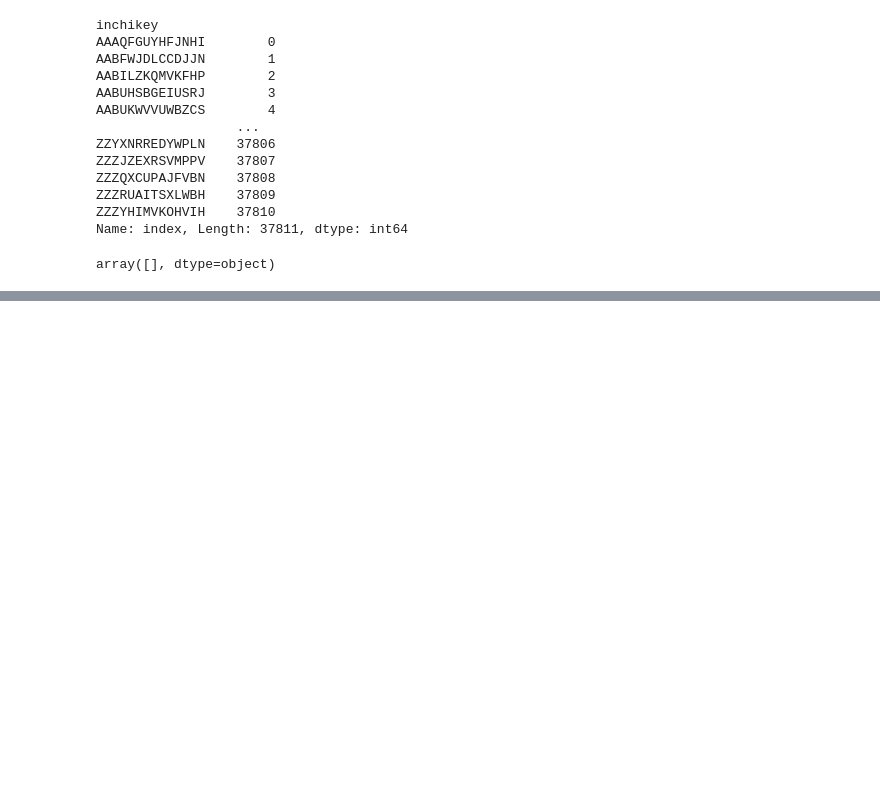
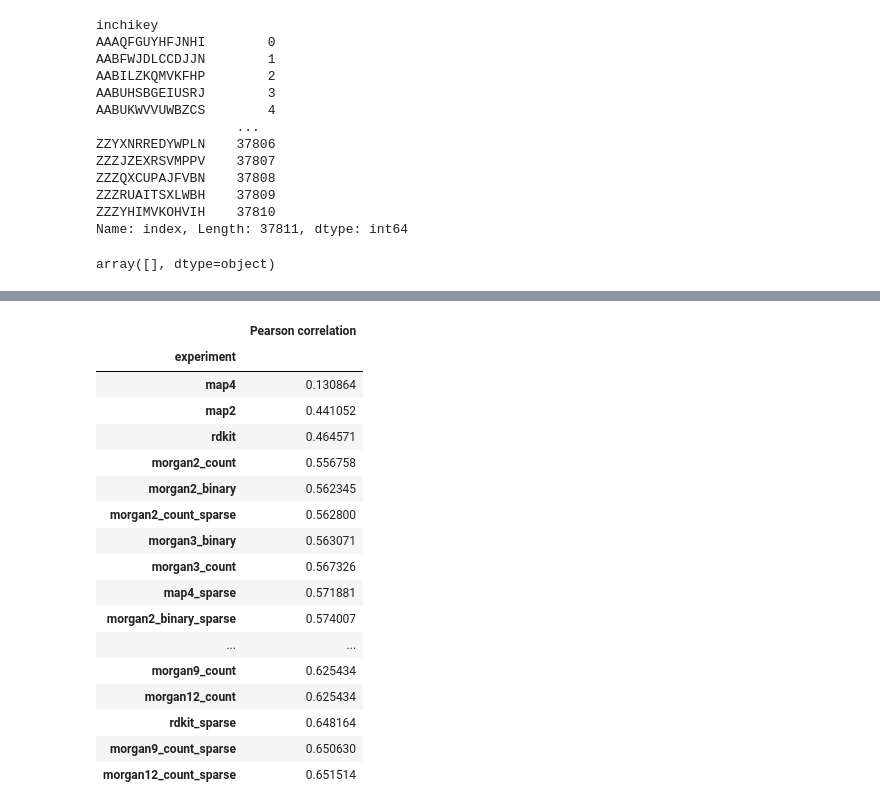
Before and after one commit to florian-huber/molecular_fingerprint_comparisons, a Jupyter notebook: notebooks/fingerprint_analysis_MCES_correlation.ipynb, the cells around one changed output, grey strips where cells are left out. Drawn from its saved outputs; the diff is of its cells as text; code cells hidden in the pictures; blank space fills up the shorter version.

```diff
--- a/notebooks/fingerprint_analysis_MCES_correlation.ipynb
+++ b/notebooks/fingerprint_analysis_MCES_correlation.ipynb
@@ -411,2 +413,23 @@ results_df
+# %%
+results_df.sort_values("Pearson correlation")
+# %% [output]
+|  | Pearson correlation |
+| experiment |  |
+| map4 | 0.130864 |
+| map2 | 0.441052 |
+| rdkit | 0.464571 |
+| morgan2_count | 0.556758 |
+| morgan2_binary | 0.562345 |
+| morgan2_count_sparse | 0.562800 |
+| morgan3_binary | 0.563071 |
+| morgan3_count | 0.567326 |
+| map4_sparse | 0.571881 |
+| morgan2_binary_sparse | 0.574007 |
+| ... | ... |
+| morgan9_count | 0.625434 |
+| morgan12_count | 0.625434 |
+| rdkit_sparse | 0.648164 |
+| morgan9_count_sparse | 0.650630 |
+| morgan12_count_sparse | 0.651514 |
 # %%
 results_df.to_csv("results_racal_correlations.csv")
```
Also changed, not shown: parts of 9 cells of this notebook.
